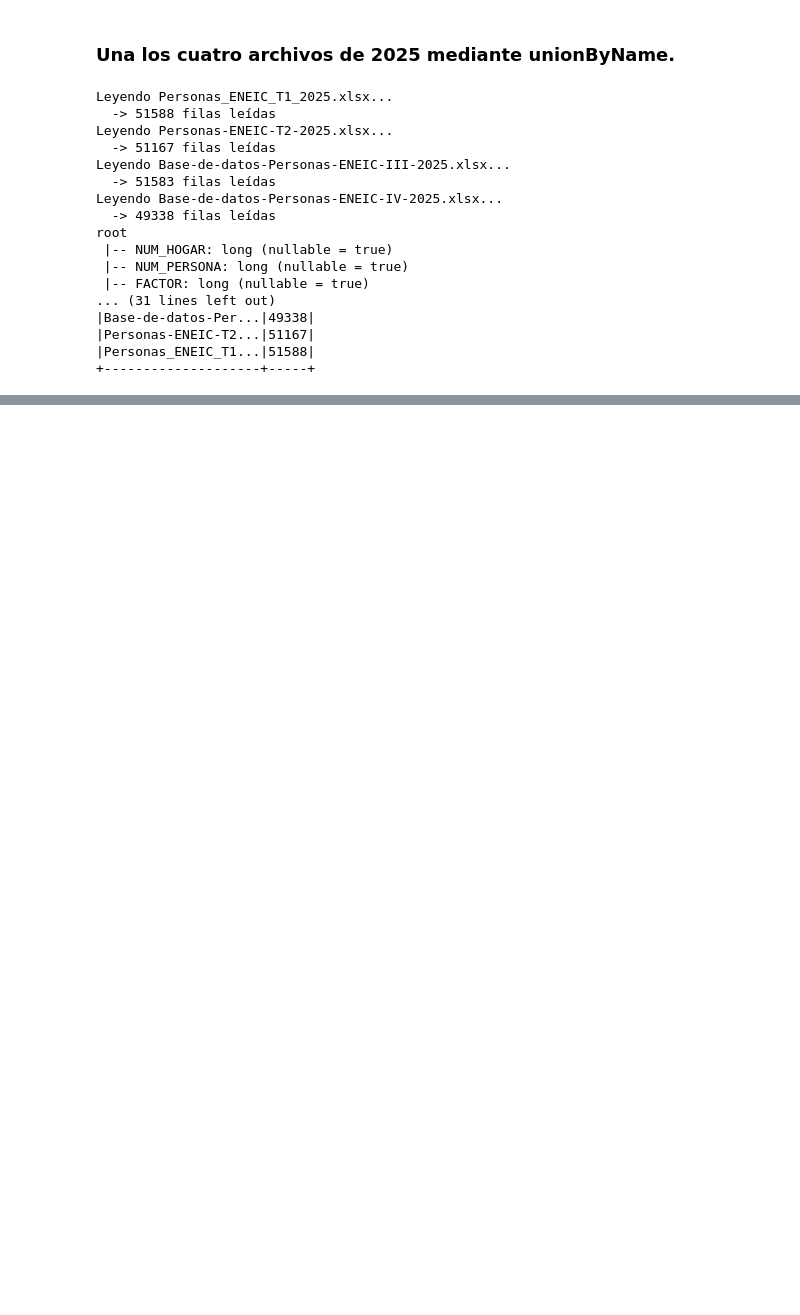
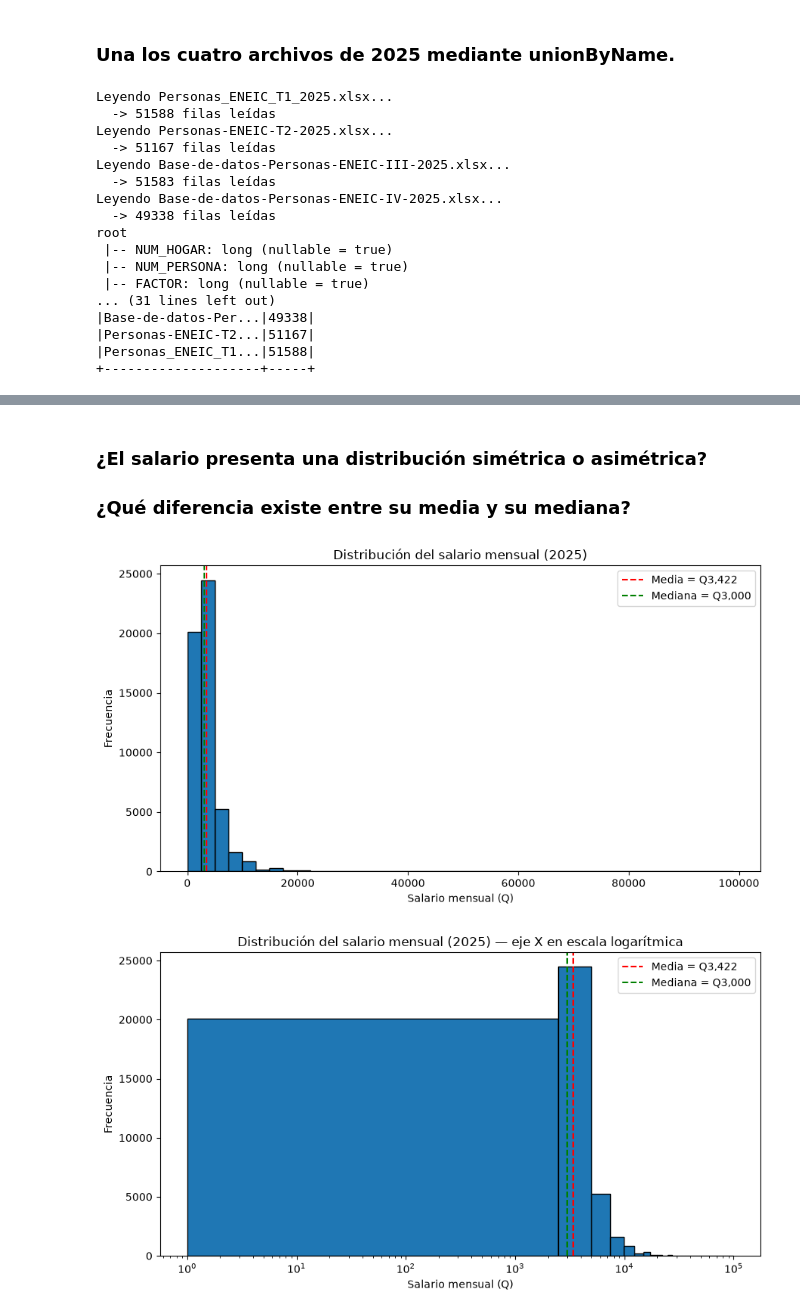
Before and after one commit to belennmm/DataS_Lab7_Spark, a Jupyter notebook: notebooks/Laboratorio7_Analisis.ipynb, the cells around one changed output, grey strips where cells are left out. Cells and saved outputs as stored; diff of their text form; code cells hidden in the pictures; blank space fills up the shorter version.

```diff
--- a/notebooks/Laboratorio7_Analisis.ipynb
+++ b/notebooks/Laboratorio7_Analisis.ipynb
@@ -183,0 +339,33 @@ df_2025_final = preparar(df_2025_raw, "2025")
+# %% [markdown]
+### ¿El salario presenta una distribución simétrica o asimétrica?
+### ¿Qué diferencia existe entre su media y su mediana?
+# %%
+salarios_rdd = df_2025_final.select("salario_mensual").rdd.flatMap(lambda r: r)
+bordes, conteos = salarios_rdd.histogram(40)
+centros = [(bordes[i] + bordes[i+1]) / 2 for i in range(len(bordes)-1)]
+anchos  = [bordes[i+1] - bordes[i] for i in range(len(bordes)-1)]
+
+media_salario = resumen_pd.loc[resumen_pd.variable == "salario_mensual", "media"].values[0]
+mediana_salario = resumen_pd.loc[resumen_pd.variable == "salario_mensual", "mediana"].values[0]
+
+def graficar_histograma_salario(log_scale=False):
+    plt.figure(figsize=(9, 5))
+    plt.bar(centros, conteos, width=anchos, align="center", edgecolor="black")
+    plt.axvline(media_salario, color="red", linestyle="--", label=f"Media = Q{media_salario:,.0f}")
+    plt.axvline(mediana_salario, color="green", linestyle="--", label=f"Mediana = Q{mediana_salario:,.0f}")
+    titulo = "Distribución del salario mensual (2025)"
+    if log_scale:
+        plt.xscale("log")
+        titulo += " — eje X en escala logarítmica"
+    plt.title(titulo)
+    plt.xlabel("Salario mensual (Q)")
+    plt.ylabel("Frecuencia")
+    plt.legend()
+    plt.tight_layout()
+    plt.show()
+
+graficar_histograma_salario(log_scale=False)
+graficar_histograma_salario(log_scale=True)
+# %% [output]
+[figure, added]
+[figure, added]
```
Also changed, not shown: parts of 42 cells of this notebook, 20 other files.
